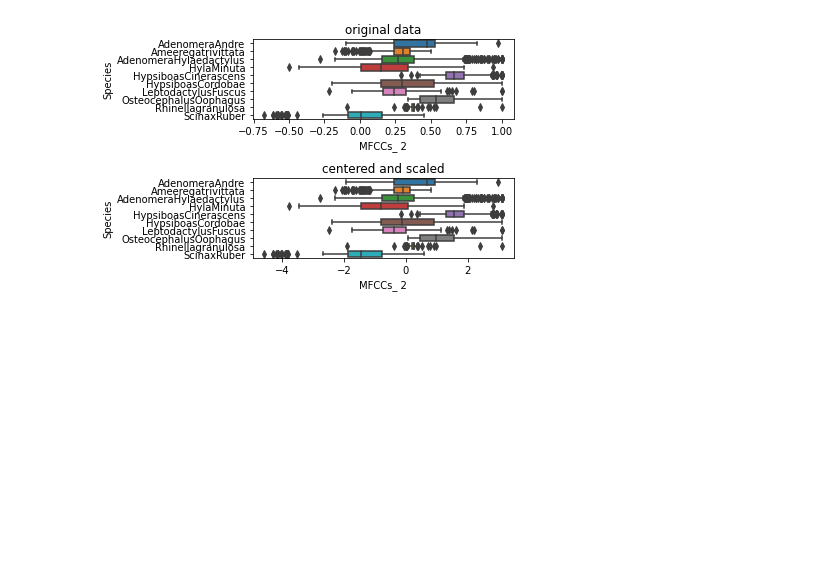
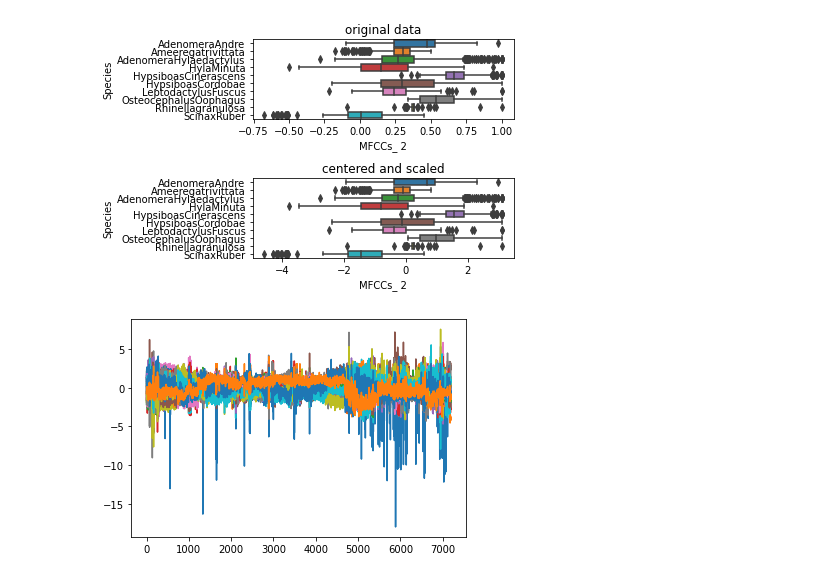
Before and after one commit to ansuini/dottorato_AI_area, a Jupyter notebook: frogs_explore.ipynb, the cells around one changed output. Saved outputs shown, nothing was run; the diff lists cells and outputs as text; code cells hidden in the pictures; blank space fills up the shorter version.

```diff
--- a/frogs_explore.ipynb
+++ b/frogs_explore.ipynb
@@ -66,0 +66,15 @@ frogs_norm.head(5)
+# %%
+# metodo 2
+
+df_labels = frogs.drop(data_cols, axis = 1)
+df = frogs.drop(label_cols, axis = 1)
+frogs_norm = pd.DataFrame()
+for f in data_cols:
+    x = frogs[f]
+    mm = x.mean()
+    sd = x.std()
+    xn = (x - mm) / sd
+    frogs_norm[f] = xn
+
+frogs_norm = pd.concat((frogs_norm, df_labels), 1)
+frogs_norm.head(5)
@@ -77,3 +99,10 @@ plt.show()
 [figure]
 # %%
 frogs_norm.to_csv('Frogs_MFCCs_n.csv', index = False)
+# %%
+#normalized data
+dfn = frogs_norm.drop(label_cols, axis = 1)
+plt.plot(dfn)
+plt.show()
+# %% [output]
+[figure, added]
```
Also changed, not shown: parts of 2 cells of this notebook, 1 other file.
